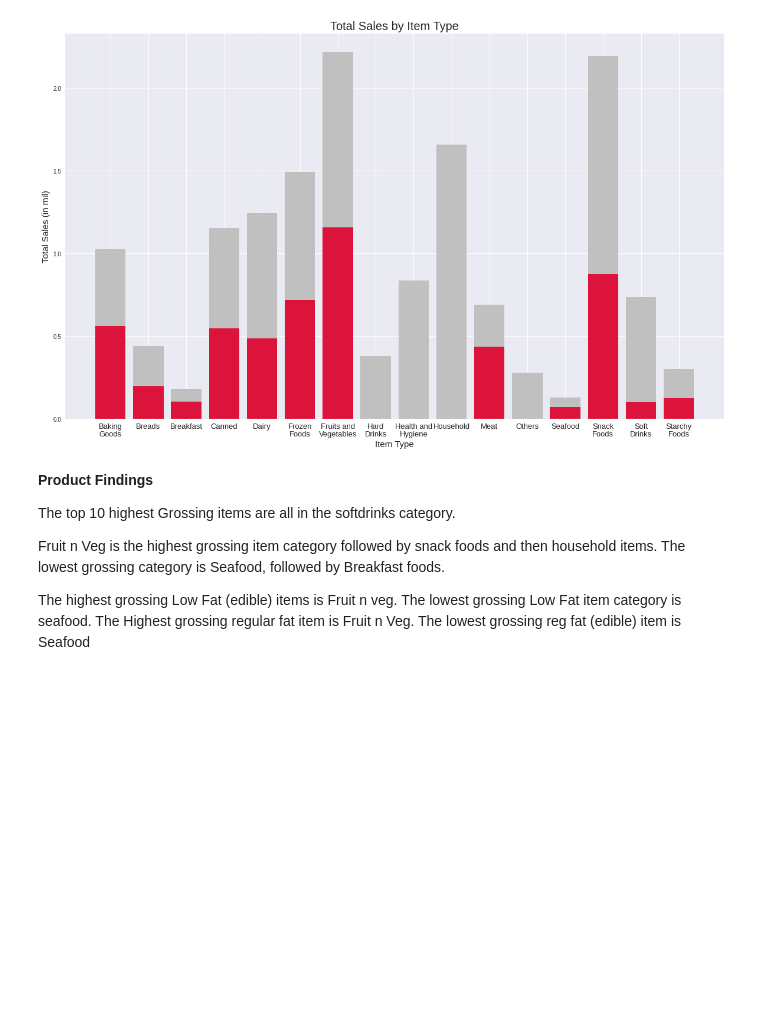
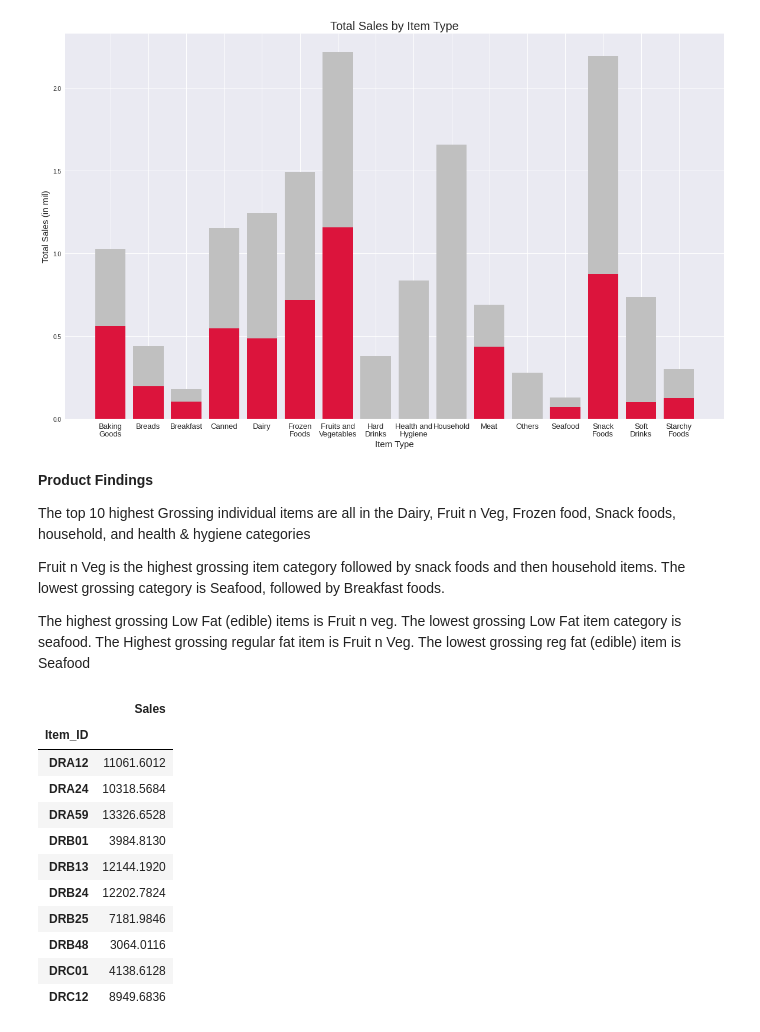
Before and after one commit to Cassandra-Simmons/Food-Sales_Predictions, a Jupyter notebook: Sales_Predict.ipynb, the cells around one changed output. Cells and saved outputs as stored; diff of their text form; code cells hidden in the pictures; blank space fills up the shorter version.

```diff
--- a/Sales_Predict.ipynb
+++ b/Sales_Predict.ipynb
@@ -639,8 +640,23 @@ plt.xticks(fontsize = 13)
 # %% [markdown]
 **Product Findings**
 
-The top 10 highest Grossing items are all in the softdrinks category.
+The top 10 highest Grossing individual items are all in the Dairy, Fruit n Veg, Frozen food, Snack foods, household, and health & hygiene categories
 
 Fruit n Veg is the highest grossing item category followed by snack foods and then household items. The lowest grossing category is Seafood, followed by Breakfast foods.
 
 The highest grossing Low Fat (edible) items is Fruit n veg. The lowest grossing Low Fat item category is seafood. The Highest grossing regular fat item is Fruit n Veg. The lowest grossing reg fat (edible) item is Seafood
+# %%
+ITSales
+# %% [output]
+|  | Sales |
+| Item_ID |  |
+| DRA12 | 11061.6012 |
+| DRA24 | 10318.5684 |
+| DRA59 | 13326.6528 |
+| DRB01 | 3984.8130 |
+| DRB13 | 12144.1920 |
+| DRB24 | 12202.7824 |
+| DRB25 | 7181.9846 |
+| DRB48 | 3064.0116 |
+| DRC01 | 4138.6128 |
+| DRC12 | 8949.6836 |
```
Also changed, not shown: parts of 1 cell of this notebook.
